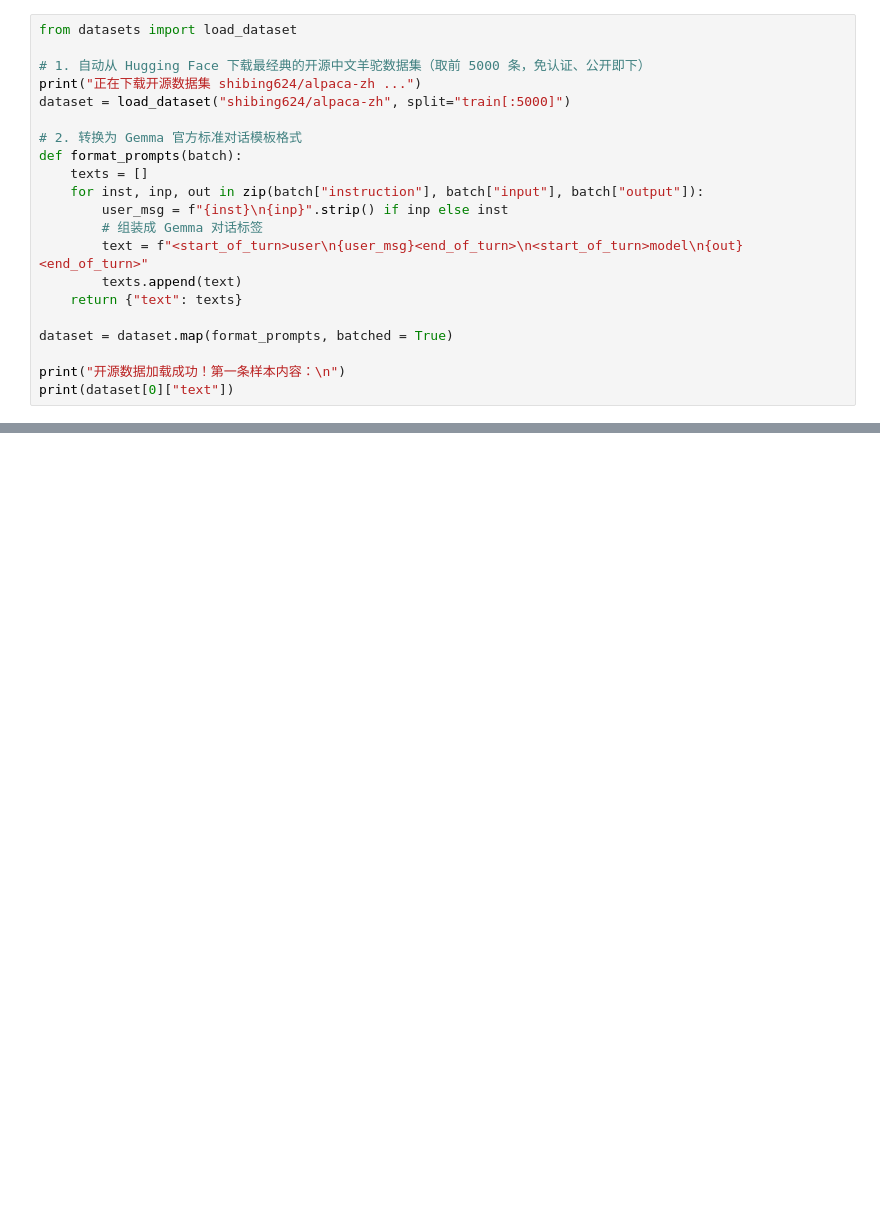
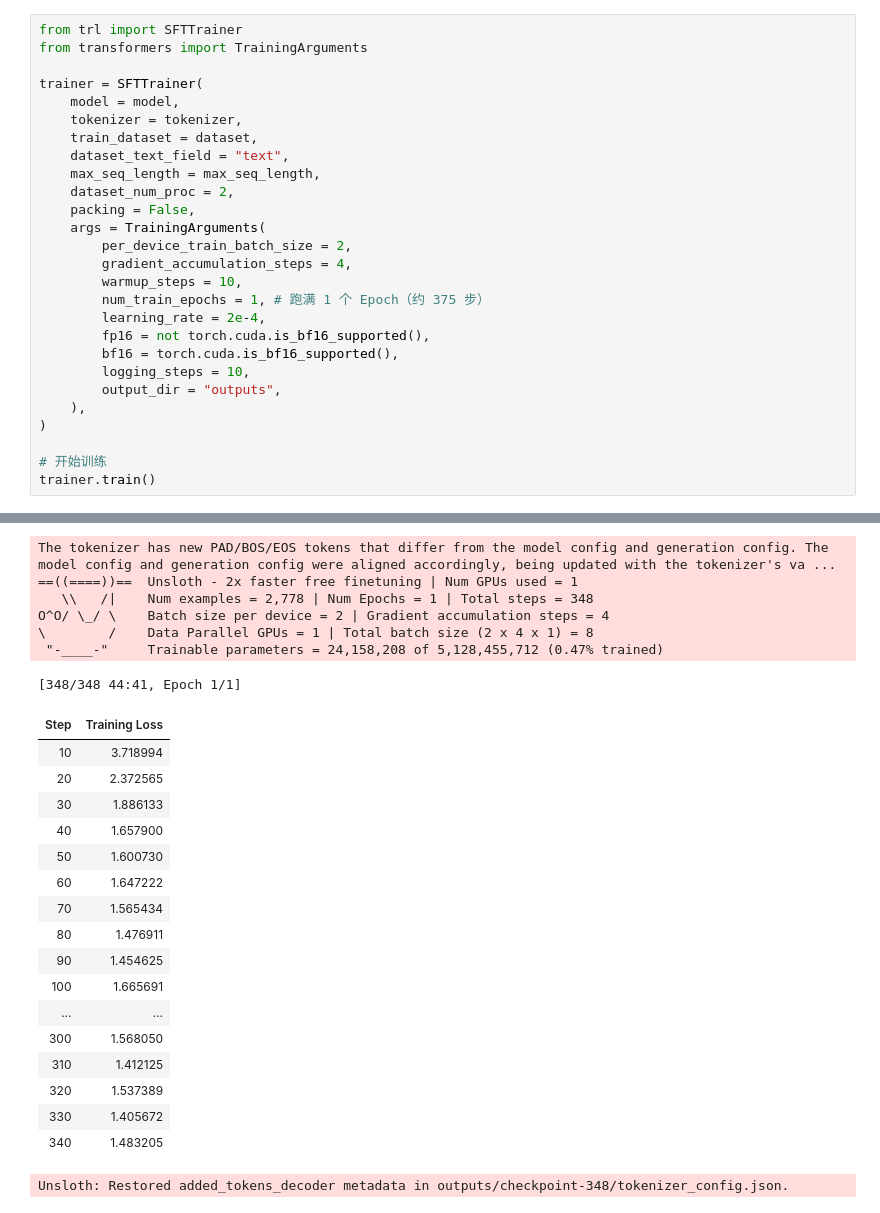
Before and after one commit to unclesam-ly/mygemma, a Jupyter notebook: gemma.ipynb, the cells around one changed output, grey strips where cells are left out. Drawn from its saved outputs; the diff is of its cells as text; blank space fills up the shorter version.

```diff
--- a/gemma.ipynb
+++ b/gemma.ipynb
@@ -32,21 +116,28 @@ model = FastLanguageModel.get_peft_model(
 # %%
-from datasets import load_dataset
+from trl import SFTTrainer
+from transformers import TrainingArguments
 
-# 1. 自动从 Hugging Face 下载最经典的开源中文羊驼数据集（取前 5000 条，免认证、公开即下）
-print("正在下载开源数据集 shibing624/alpaca-zh ...")
-dataset = load_dataset("shibing624/alpaca-zh", split="train[:5000]")
+trainer = SFTTrainer(
+    model = model,
+    tokenizer = tokenizer,
+    train_dataset = dataset,
+    dataset_text_field = "text",
+    max_seq_length = max_seq_length,
+    dataset_num_proc = 2,
+    packing = False,
+    args = TrainingArguments(
+        per_device_train_batch_size = 2,
+        gradient_accumulation_steps = 4,
+        warmup_steps = 10,
+        num_train_epochs = 1, # 跑满 1 个 Epoch（约 375 步）
+        learning_rate = 2e-4,
+        fp16 = not torch.cuda.is_bf16_supported(),
+        bf16 = torch.cuda.is_bf16_supported(),
+        logging_steps = 10,
+        output_dir = "outputs",
+    ),
+)
 
-# 2. 转换为 Gemma 官方标准对话模板格式
-def format_prompts(batch):
-    texts = []
-    for inst, inp, out in zip(batch["instruction"], batch["input"], batch["output"]):
-        user_msg = f"{inst}\n{inp}".strip() if inp else inst
-        # 组装成 Gemma 对话标签
-        text = f"<start_of_turn>user\n{user_msg}<end_of_turn>\n<start_of_turn>model\n{out}<end_of_turn>"
-        texts.append(text)
-    return {"text": texts}
-
-dataset = dataset.map(format_prompts, batched = True)
-
-print("开源数据加载成功！第一条样本内容：\n")
-print(dataset[0]["text"])
+# 开始训练
+trainer.train()
+# %% [output]
@@ -52,0 +146,25 @@ print(dataset[0]["text"])
+The tokenizer has new PAD/BOS/EOS tokens that differ from the model config and generation config. The model config and generation config were aligned accordingly, being updated with the tokenizer's va ...
+==((====))==  Unsloth - 2x faster free finetuning | Num GPUs used = 1
+   \\   /|    Num examples = 2,778 | Num Epochs = 1 | Total steps = 348
+O^O/ \_/ \    Batch size per device = 2 | Gradient accumulation steps = 4
+\        /    Data Parallel GPUs = 1 | Total batch size (2 x 4 x 1) = 8
+ "-____-"     Trainable parameters = 24,158,208 of 5,128,455,712 (0.47% trained)
+[348/348 44:41, Epoch 1/1]
+| Step | Training Loss |
+| 10 | 3.718994 |
+| 20 | 2.372565 |
+| 30 | 1.886133 |
+| 40 | 1.657900 |
+| 50 | 1.600730 |
+| 60 | 1.647222 |
+| 70 | 1.565434 |
+| 80 | 1.476911 |
+| 90 | 1.454625 |
+| 100 | 1.665691 |
+| ... | ... |
+| 300 | 1.568050 |
+| 310 | 1.412125 |
+| 320 | 1.537389 |
+| 330 | 1.405672 |
+| 340 | 1.483205 |
+Unsloth: Restored added_tokens_decoder metadata in outputs/checkpoint-348/tokenizer_config.json.
```
Also changed, not shown: parts of 7 cells of this notebook, 10 other files.
